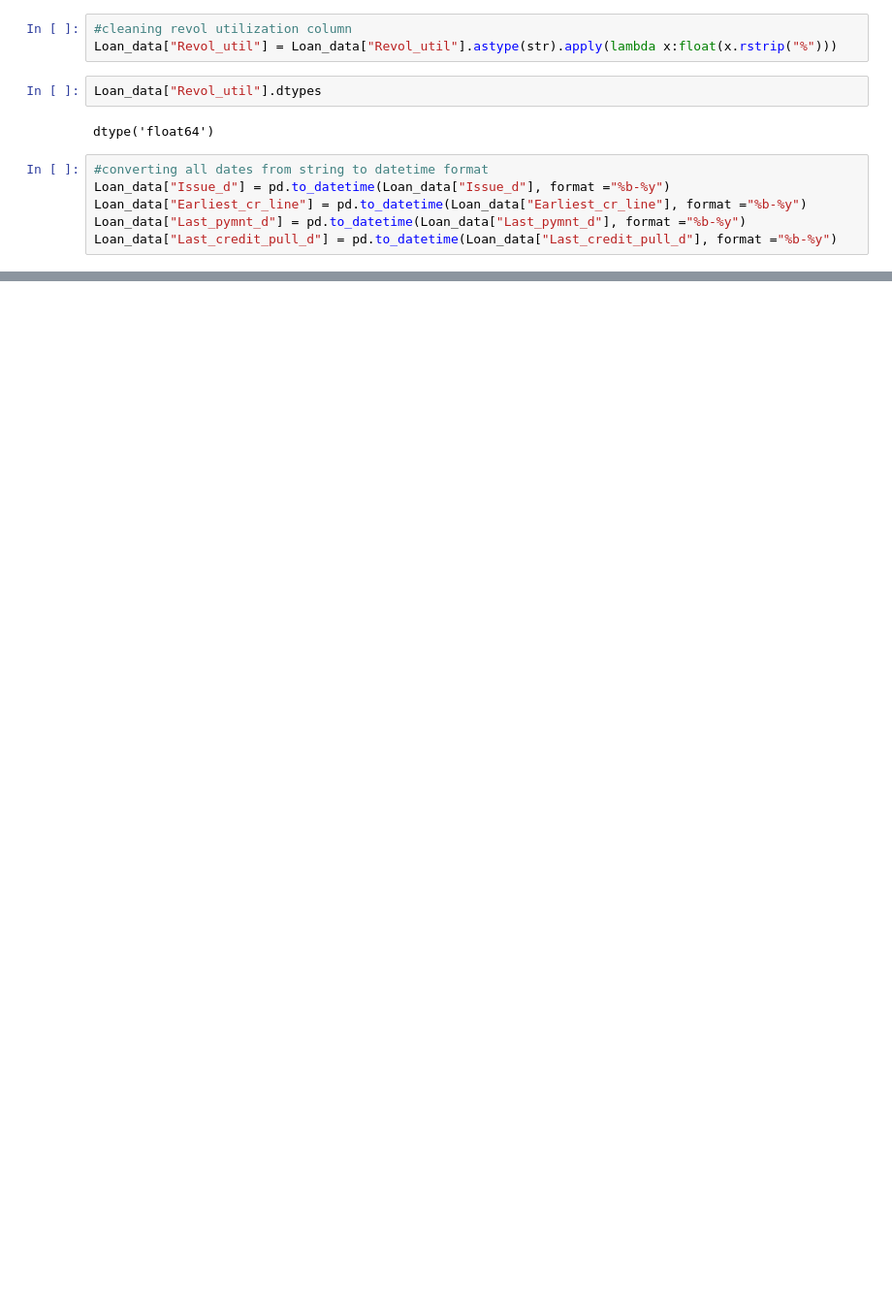
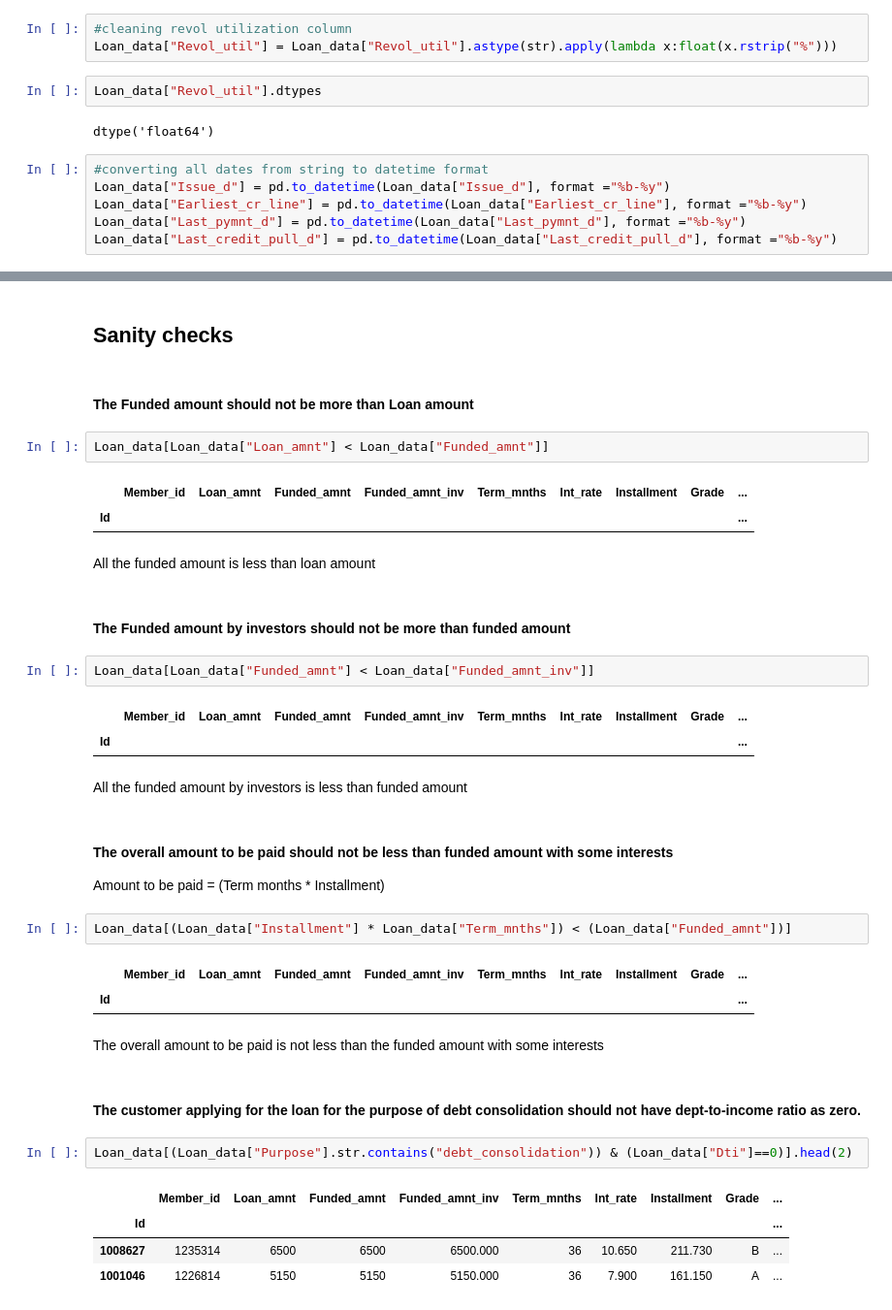
Before and after one commit to Veneeshkrishnan/Lending_Club_Case_Study, a Jupyter notebook: Lending_club.ipynb, the cells around one changed output, grey strips where cells are left out. Shown at 97% size. Saved outputs shown, nothing was run; the diff lists cells and outputs as text; blank space fills up the shorter version.

Commit message:
sanity checks

```diff
--- a/Lending_club.ipynb
+++ b/Lending_club.ipynb
@@ -514,0 +513,40 @@ dtype: object
+# %% [markdown]
+## Sanity checks
+# %% [markdown]
+#### The Funded amount should not be more than Loan amount
+# %%
+Loan_data[Loan_data["Loan_amnt"] < Loan_data["Funded_amnt"]]
+# %% [output]
+|  | Member_id | Loan_amnt | Funded_amnt | Funded_amnt_inv | Term_mnths | Int_rate | Installment | Grade | ... |
+| Id |  |  |  |  |  |  |  |  | ... |
+# %% [markdown]
+All the funded amount is less than loan amount
+# %% [markdown]
+#### The Funded amount by investors should not be more than funded amount
+# %%
+Loan_data[Loan_data["Funded_amnt"] < Loan_data["Funded_amnt_inv"]]
+# %% [output]
+|  | Member_id | Loan_amnt | Funded_amnt | Funded_amnt_inv | Term_mnths | Int_rate | Installment | Grade | ... |
+| Id |  |  |  |  |  |  |  |  | ... |
+# %% [markdown]
+All the funded amount by investors is less than funded amount
+# %% [markdown]
+#### The overall amount to be paid should not be less than funded amount with some interests
+
+Amount to be paid = (Term months * Installment)
+# %%
+Loan_data[(Loan_data["Installment"] * Loan_data["Term_mnths"]) < (Loan_data["Funded_amnt"])]
+# %% [output]
+|  | Member_id | Loan_amnt | Funded_amnt | Funded_amnt_inv | Term_mnths | Int_rate | Installment | Grade | ... |
+| Id |  |  |  |  |  |  |  |  | ... |
+# %% [markdown]
+The overall amount to be paid is not less than the funded amount with some interests
+# %% [markdown]
+#### The customer applying for the loan for the purpose of debt consolidation should not have dept-to-income ratio as zero.
+# %%
+Loan_data[(Loan_data["Purpose"].str.contains("debt_consolidation")) & (Loan_data["Dti"]==0)].head(2)
+# %% [output]
+|  | Member_id | Loan_amnt | Funded_amnt | Funded_amnt_inv | Term_mnths | Int_rate | Installment | Grade | ... |
+| Id |  |  |  |  |  |  |  |  | ... |
+| 1008627 | 1235314 | 6500 | 6500 | 6500.000 | 36 | 10.650 | 211.730 | B | ... |
+| 1001046 | 1226814 | 5150 | 5150 | 5150.000 | 36 | 7.900 | 161.150 | A | ... |
```
Also changed, not shown: parts of 49 cells of this notebook.
